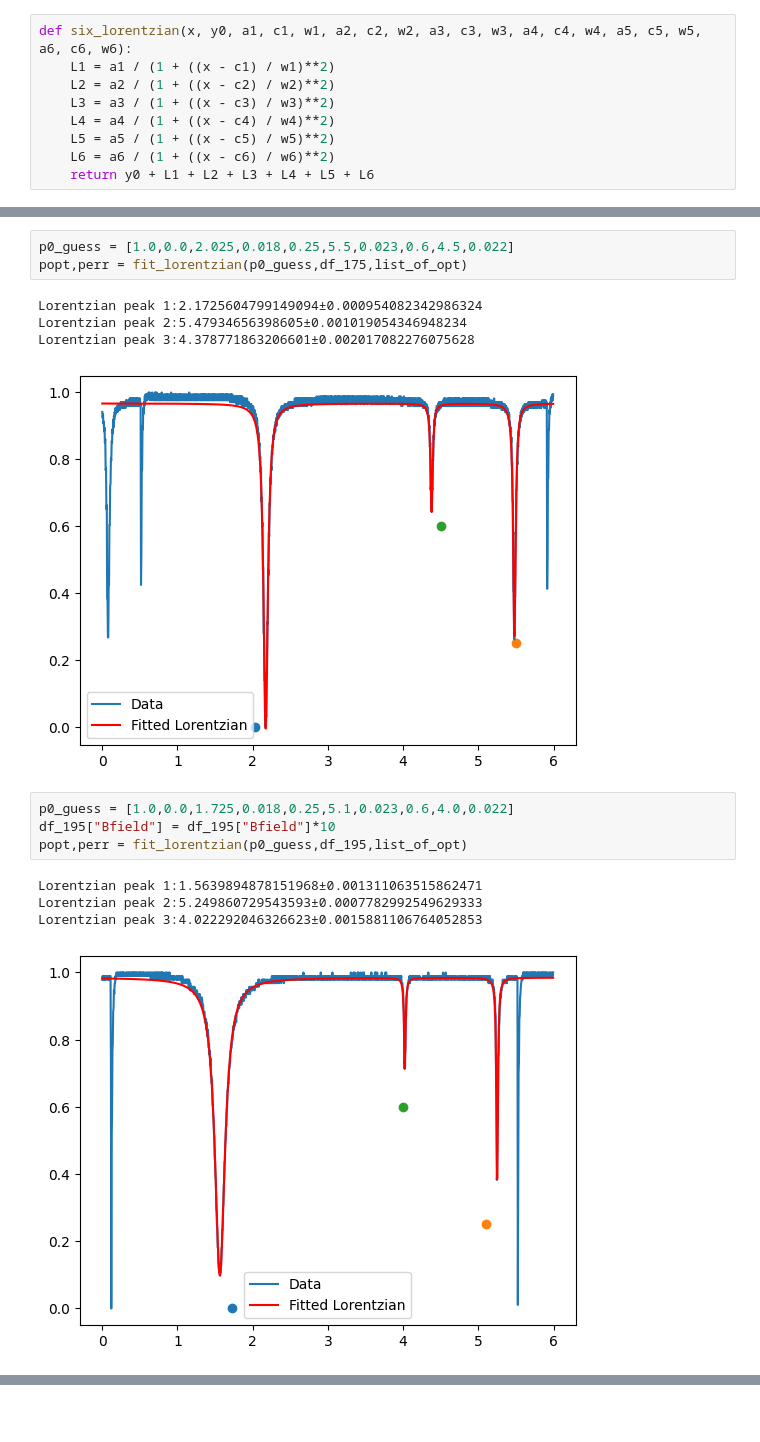
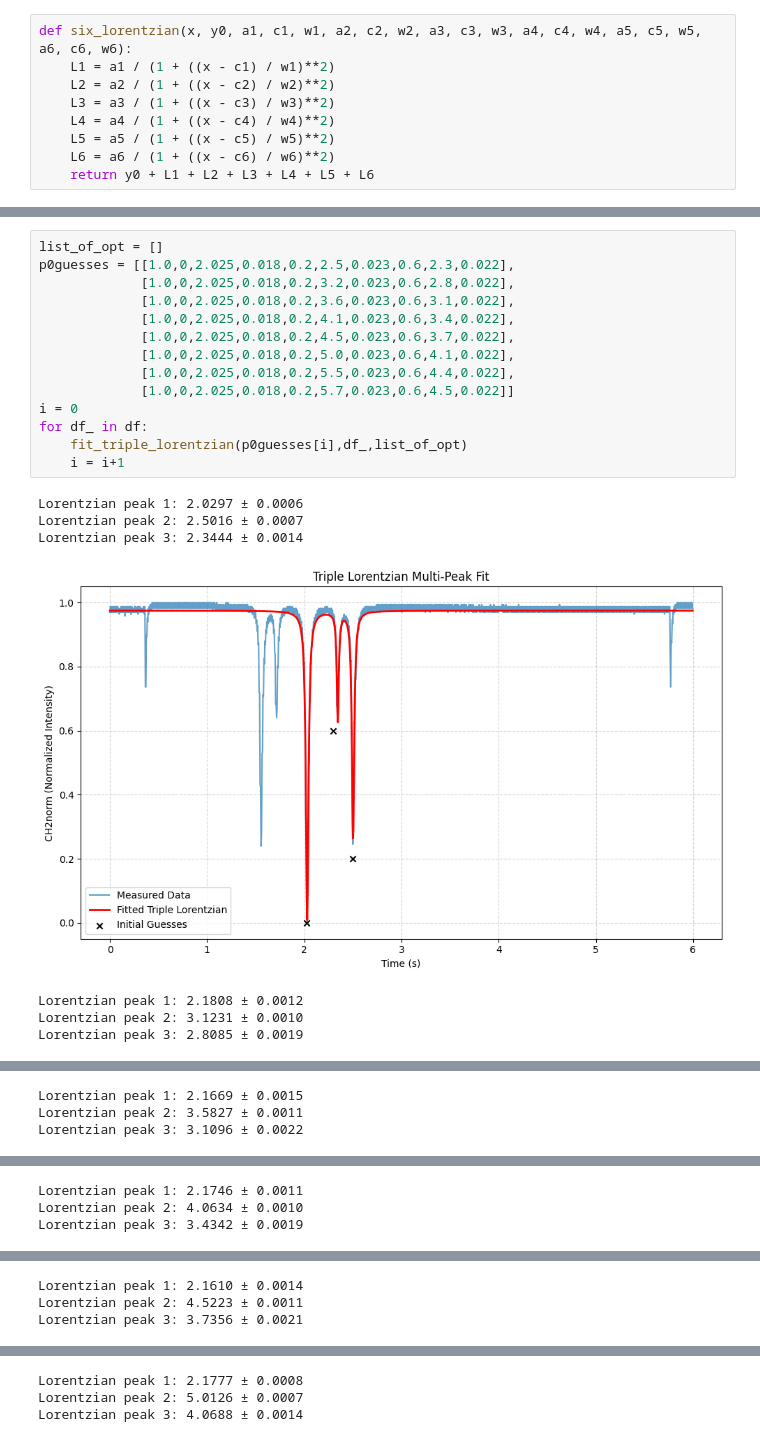
Before and after one commit to imathrock/Optical_Pumping, a Jupyter notebook: Data_analysis.ipynb, the cells around one changed output, grey strips where cells are left out. Saved outputs shown, nothing was run; the diff lists cells and outputs as text; blank space fills up the shorter version.

```diff
--- a/Data_analysis.ipynb
+++ b/Data_analysis.ipynb
@@ -145,17 +91,22 @@ Lorentzian peak 3:4.0688179820553625±0.001448969469501177
-# %%
-p0_guess = [1.0,0.0,2.025,0.018,0.25,5.5,0.023,0.6,4.5,0.022]
-popt,perr = fit_lorentzian(p0_guess,df_175,list_of_opt)
-# %% [output]
-Lorentzian peak 1:2.1725604799149094±0.000954082342986324
-Lorentzian peak 2:5.47934656398605±0.001019054346948234
-Lorentzian peak 3:4.378771863206601±0.002017082276075628
-[figure, removed]
-# %%
-p0_guess = [1.0,0.0,1.725,0.018,0.25,5.1,0.023,0.6,4.0,0.022]
-df_195["Bfield"] = df_195["Bfield"]*10
-popt,perr = fit_lorentzian(p0_guess,df_195,list_of_opt)
-# %% [output]
-Lorentzian peak 1:1.5639894878151968±0.001311063515862471
-Lorentzian peak 2:5.249860729543593±0.0007782992549629333
-Lorentzian peak 3:4.022292046326623±0.0015881106764052853
-[figure, removed]
+# %%
+list_of_opt = []
+p0guesses = [[1.0,0,2.025,0.018,0.2,2.5,0.023,0.6,2.3,0.022],
+             [1.0,0,2.025,0.018,0.2,3.2,0.023,0.6,2.8,0.022],
+             [1.0,0,2.025,0.018,0.2,3.6,0.023,0.6,3.1,0.022],
+             [1.0,0,2.025,0.018,0.2,4.1,0.023,0.6,3.4,0.022],
+             [1.0,0,2.025,0.018,0.2,4.5,0.023,0.6,3.7,0.022],
+             [1.0,0,2.025,0.018,0.2,5.0,0.023,0.6,4.1,0.022],
+             [1.0,0,2.025,0.018,0.2,5.5,0.023,0.6,4.4,0.022],
+             [1.0,0,2.025,0.018,0.2,5.7,0.023,0.6,4.5,0.022]]
+i = 0
+for df_ in df:
+    fit_triple_lorentzian(p0guesses[i],df_,list_of_opt)
+    i = i+1
+# %% [output]
+Lorentzian peak 1: 2.0297 ± 0.0006
+Lorentzian peak 2: 2.5016 ± 0.0007
+Lorentzian peak 3: 2.3444 ± 0.0014
+[figure, added]
+Lorentzian peak 1: 2.1808 ± 0.0012
+Lorentzian peak 2: 3.1231 ± 0.0010
+Lorentzian peak 3: 2.8085 ± 0.0019
@@ -161,0 +114,3 @@ Lorentzian peak 3:4.022292046326623±0.0015881106764052853
+Lorentzian peak 1: 2.1669 ± 0.0015
+Lorentzian peak 2: 3.5827 ± 0.0011
+Lorentzian peak 3: 3.1096 ± 0.0022
@@ -161,0 +118,3 @@ Lorentzian peak 3:4.022292046326623±0.0015881106764052853
+Lorentzian peak 1: 2.1746 ± 0.0011
+Lorentzian peak 2: 4.0634 ± 0.0010
+Lorentzian peak 3: 3.4342 ± 0.0019
@@ -161,0 +122,3 @@ Lorentzian peak 3:4.022292046326623±0.0015881106764052853
+Lorentzian peak 1: 2.1610 ± 0.0014
+Lorentzian peak 2: 4.5223 ± 0.0011
+Lorentzian peak 3: 3.7356 ± 0.0021
@@ -161,0 +126,3 @@ Lorentzian peak 3:4.022292046326623±0.0015881106764052853
+Lorentzian peak 1: 2.1777 ± 0.0008
+Lorentzian peak 2: 5.0126 ± 0.0007
+Lorentzian peak 3: 4.0688 ± 0.0014
```
Also changed, not shown: parts of 19 cells of this notebook, 5 other files.
